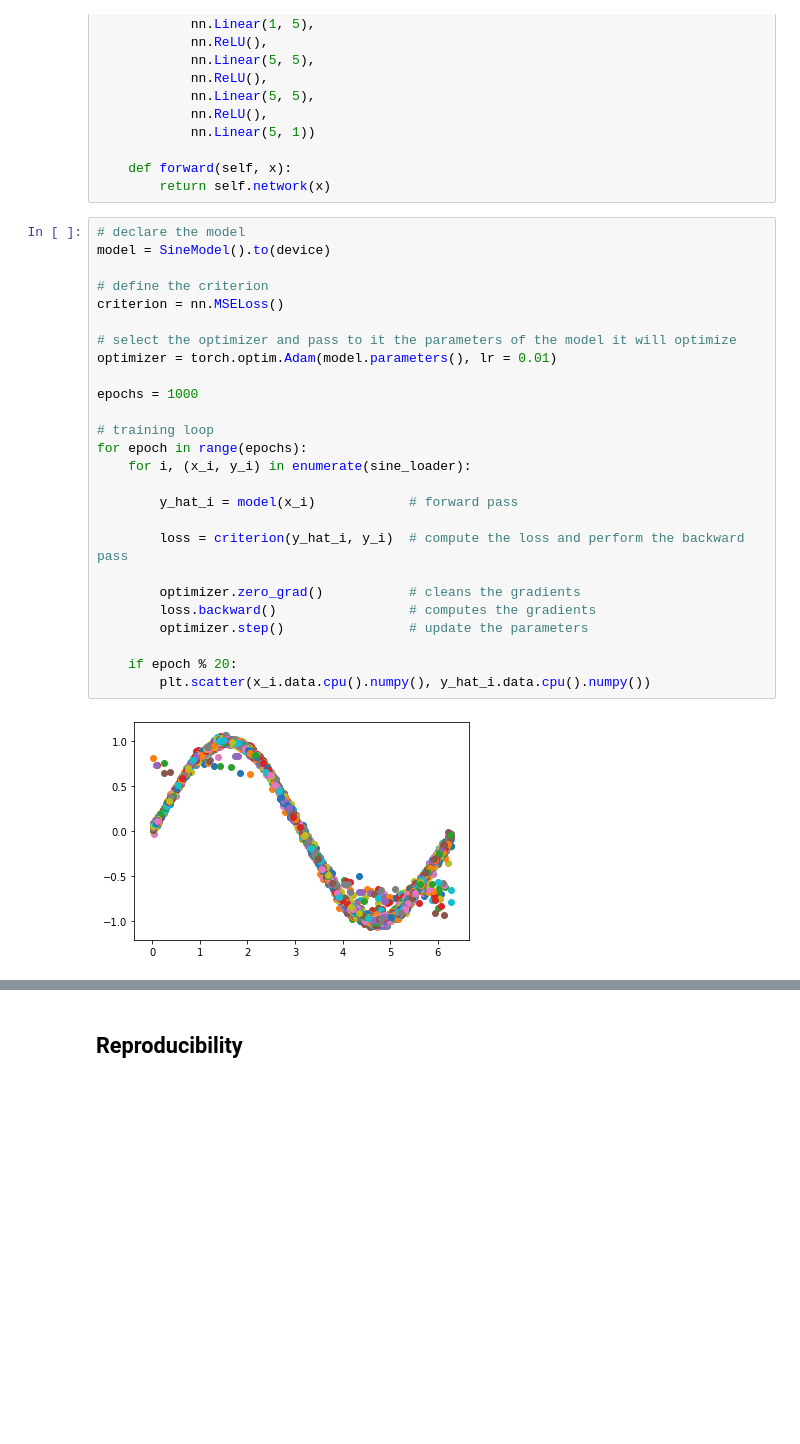
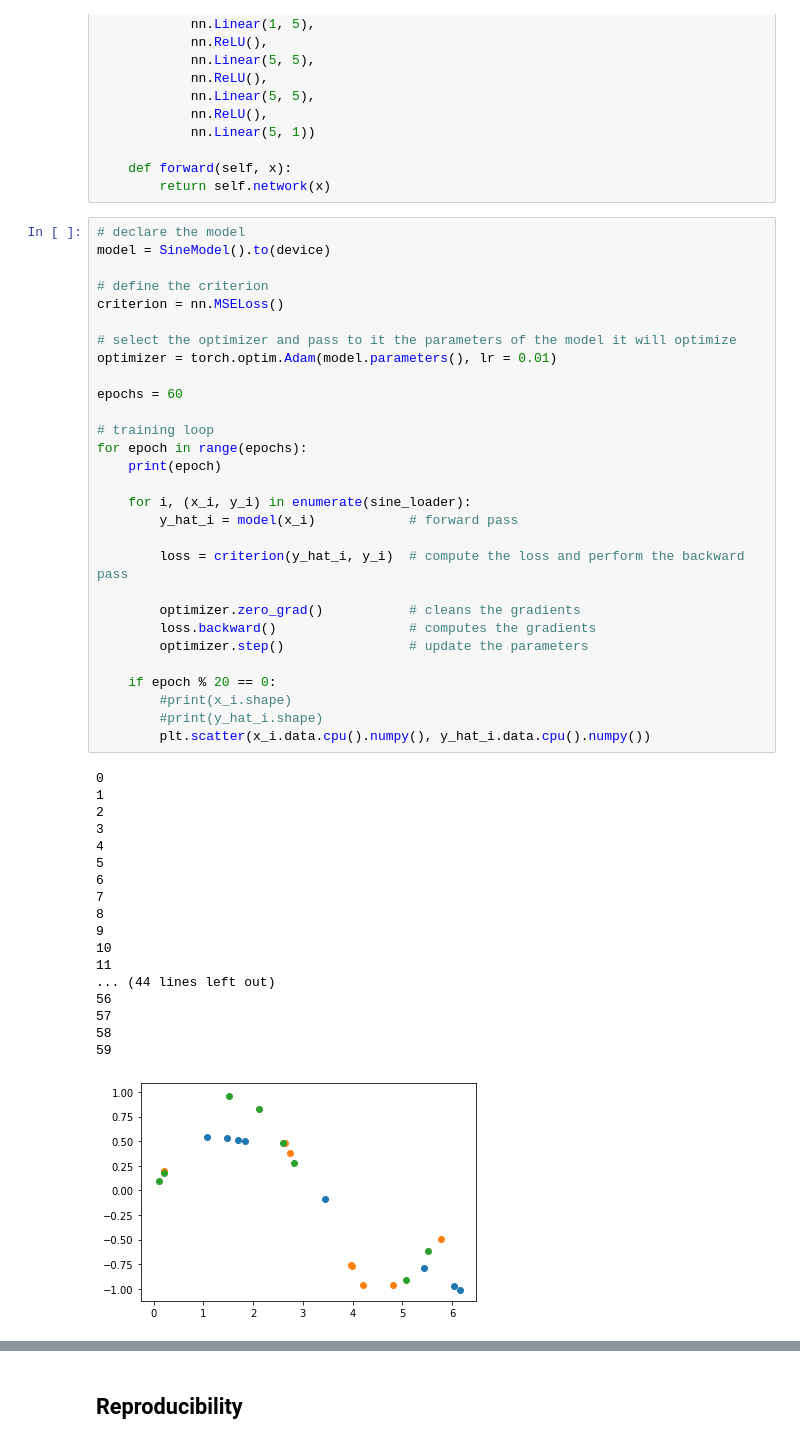
Before and after one commit to abgoswam/cs224u, a Jupyter notebook: tutorial_pytorch.ipynb, the cells around one changed output, grey strips where cells are left out. Cells and saved outputs as stored; diff of their text form; blank space fills up the shorter version.

```diff
--- a/tutorial_pytorch.ipynb
+++ b/tutorial_pytorch.ipynb
@@ -692,28 +692,48 @@ class SineModel(nn.Module):
 # %%
 # declare the model
 model = SineModel().to(device)
 
 # define the criterion
 criterion = nn.MSELoss()
 
 # select the optimizer and pass to it the parameters of the model it will optimize
 optimizer = torch.optim.Adam(model.parameters(), lr = 0.01)
 
-epochs = 1000
+epochs = 60
 
 # training loop
 for epoch in range(epochs):
+    print(epoch)
+
     for i, (x_i, y_i) in enumerate(sine_loader):
-
         y_hat_i = model(x_i)            # forward pass
 
         loss = criterion(y_hat_i, y_i)  # compute the loss and perform the backward pass
 
         optimizer.zero_grad()           # cleans the gradients
         loss.backward()                 # computes the gradients
         optimizer.step()                # update the parameters
 
-    if epoch % 20:
+    if epoch % 20 == 0:
+        #print(x_i.shape)
+        #print(y_hat_i.shape)
         plt.scatter(x_i.data.cpu().numpy(), y_hat_i.data.cpu().numpy())
 # %% [output]
+0
+1
+2
+3
+4
+5
+6
+7
+8
+9
+10
+11
+... (44 lines left out)
+56
+57
+58
+59
-[figure, old version]
+[figure, new version]
```
Also changed, not shown: parts of 16 cells of this notebook, 9 other files.
